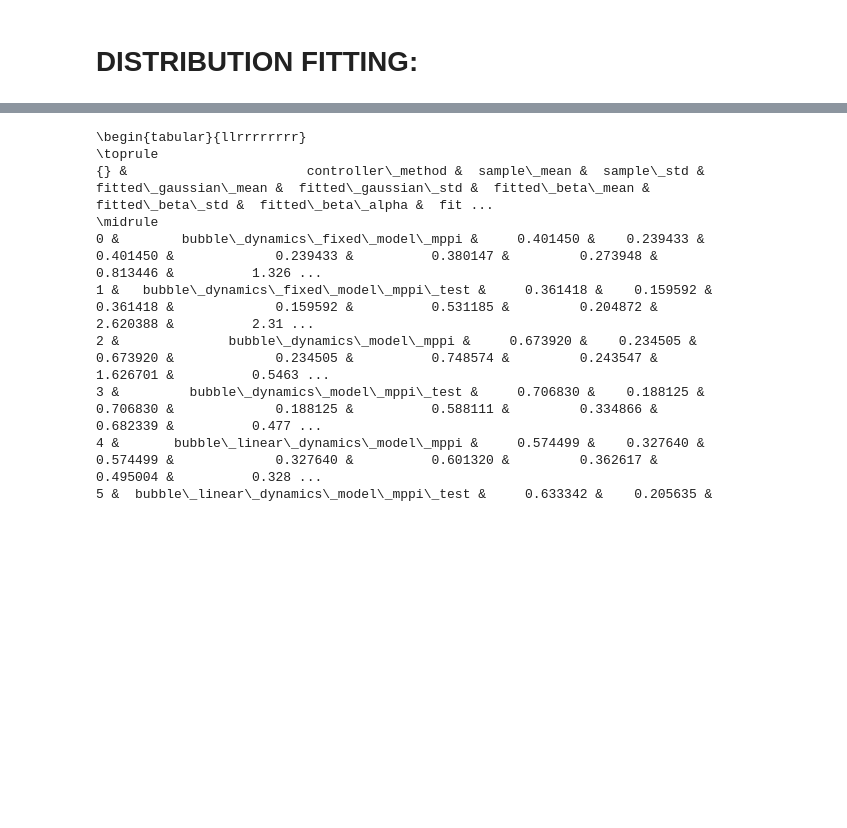
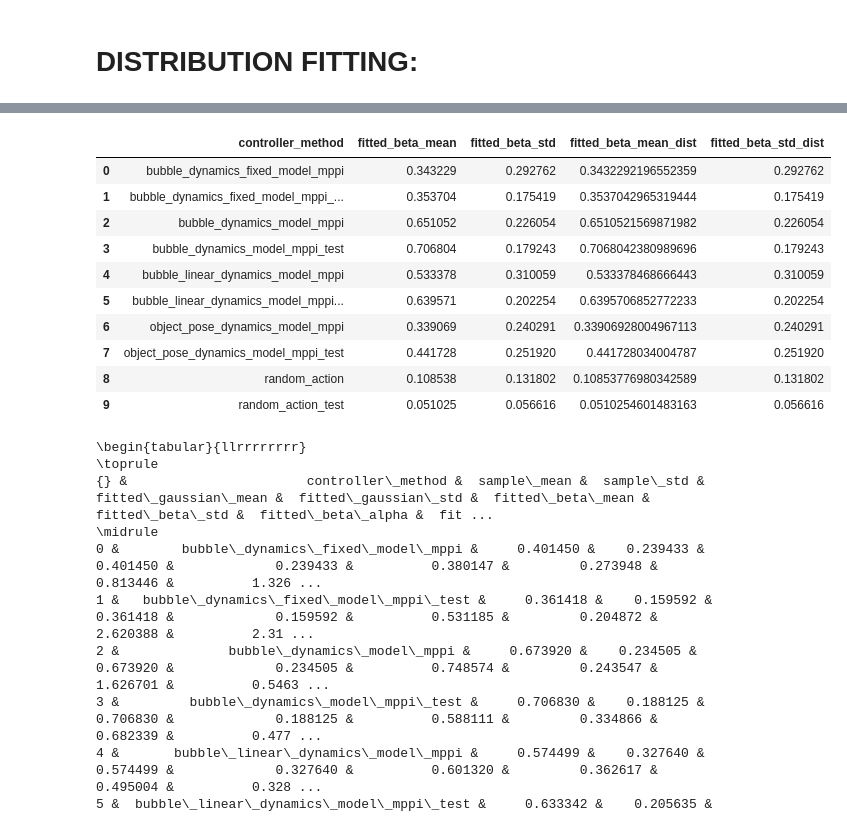
Before and after one commit to MMintLab/BubbleControl, a Jupyter notebook: notebooks/drawing_evaluation_final.ipynb, the cells around one changed output, grey strips where cells are left out. Cells and saved outputs as stored; diff of their text form; code cells hidden in the pictures; blank space fills up the shorter version.

```diff
--- a/notebooks/drawing_evaluation_final.ipynb
+++ b/notebooks/drawing_evaluation_final.ipynb
@@ -559,3 +591,17 @@ metric_df
+# %%
+metric_df[['controller_method', 'fitted_beta_mean', 'fitted_beta_std', 'fitted_beta_mean_dist', 'fitted_beta_std_dist']]
+# %% [output]
+|  | controller_method | fitted_beta_mean | fitted_beta_std | fitted_beta_mean_dist | fitted_beta_std_dist |
+| 0 | bubble_dynamics_fixed_model_mppi | 0.343229 | 0.292762 | 0.3432292196552359 | 0.292762 |
+| 1 | bubble_dynamics_fixed_model_mppi_... | 0.353704 | 0.175419 | 0.3537042965319444 | 0.175419 |
+| 2 | bubble_dynamics_model_mppi | 0.651052 | 0.226054 | 0.6510521569871982 | 0.226054 |
+| 3 | bubble_dynamics_model_mppi_test | 0.706804 | 0.179243 | 0.7068042380989696 | 0.179243 |
+| 4 | bubble_linear_dynamics_model_mppi | 0.533378 | 0.310059 | 0.533378468666443 | 0.310059 |
+| 5 | bubble_linear_dynamics_model_mppi... | 0.639571 | 0.202254 | 0.6395706852772233 | 0.202254 |
+| 6 | object_pose_dynamics_model_mppi | 0.339069 | 0.240291 | 0.33906928004967113 | 0.240291 |
+| 7 | object_pose_dynamics_model_mppi_test | 0.441728 | 0.251920 | 0.441728034004787 | 0.251920 |
+| 8 | random_action | 0.108538 | 0.131802 | 0.10853776980342589 | 0.131802 |
+| 9 | random_action_test | 0.051025 | 0.056616 | 0.0510254601483163 | 0.056616 |
 # %%
 raw_string = metric_df.to_latex()
 lines = raw_string.split('\n')
```
Also changed, not shown: parts of 8 cells of this notebook, 5 other files.
